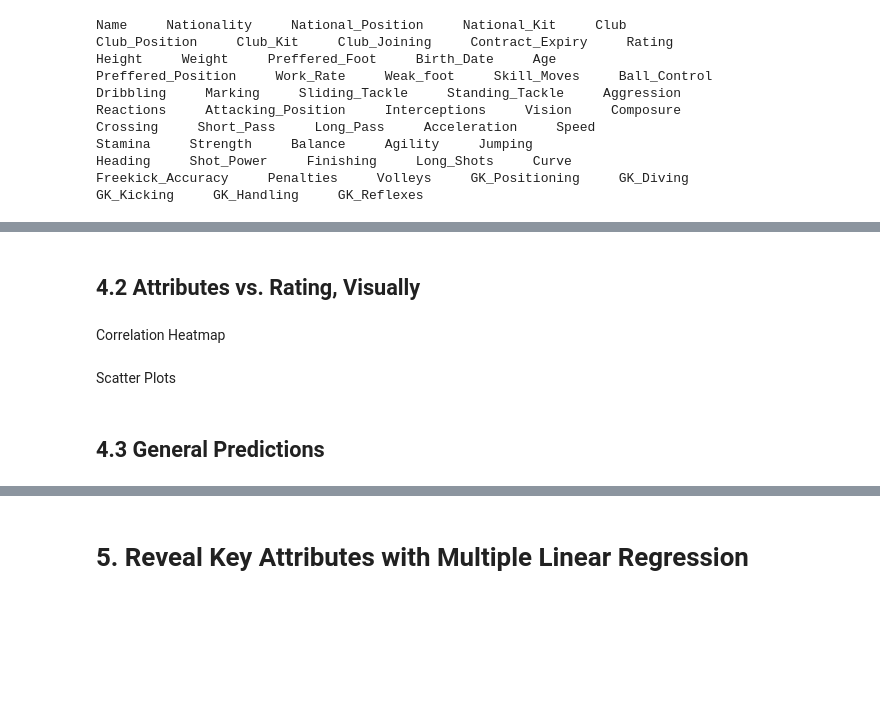
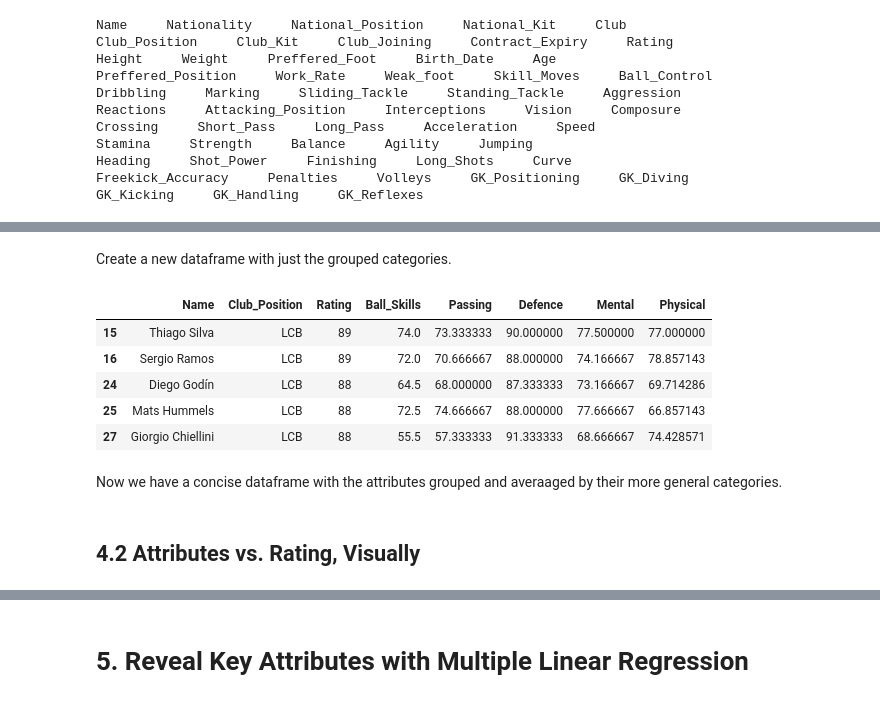
Before and after one commit to JamesHuang22/fifa, a Jupyter notebook: fifa_nb.ipynb, the cells around one changed output, grey strips where cells are left out. Cells and saved outputs as stored; diff of their text form; code cells hidden in the pictures; blank space fills up the shorter version.

```diff
--- a/fifa_nb.ipynb
+++ b/fifa_nb.ipynb
@@ -355,8 +426,17 @@ Group Attributes By Category
+# %% [markdown]
+Create a new dataframe with just the grouped categories.
+# %%
+def_grouped_df_list = ['Name','Club_Position','Rating','Ball_Skills','Passing','Defence','Mental','Physical']
+def_grouped = def_with_attrs[def_grouped_df_list]
+def_grouped.head()
+# %% [output]
+|  | Name | Club_Position | Rating | Ball_Skills | Passing | Defence | Mental | Physical |
+| 15 | Thiago Silva | LCB | 89 | 74.0 | 73.333333 | 90.000000 | 77.500000 | 77.000000 |
+| 16 | Sergio Ramos | LCB | 89 | 72.0 | 70.666667 | 88.000000 | 74.166667 | 78.857143 |
+| 24 | Diego Godín | LCB | 88 | 64.5 | 68.000000 | 87.333333 | 73.166667 | 69.714286 |
+| 25 | Mats Hummels | LCB | 88 | 72.5 | 74.666667 | 88.000000 | 77.666667 | 66.857143 |
+| 27 | Giorgio Chiellini | LCB | 88 | 55.5 | 57.333333 | 91.333333 | 68.666667 | 74.428571 |
+# %% [markdown]
+Now we have a concise dataframe with the attributes grouped and averaaged by their more general categories.
 # %% [markdown]
 ## 4.2 Attributes vs. Rating, Visually
-# %% [markdown]
-Correlation Heatmap
-# %% [markdown]
-Scatter Plots
-# %% [markdown]
-## 4.3 General Predictions
```
Also changed, not shown: parts of 20 cells of this notebook, 2 other files.
